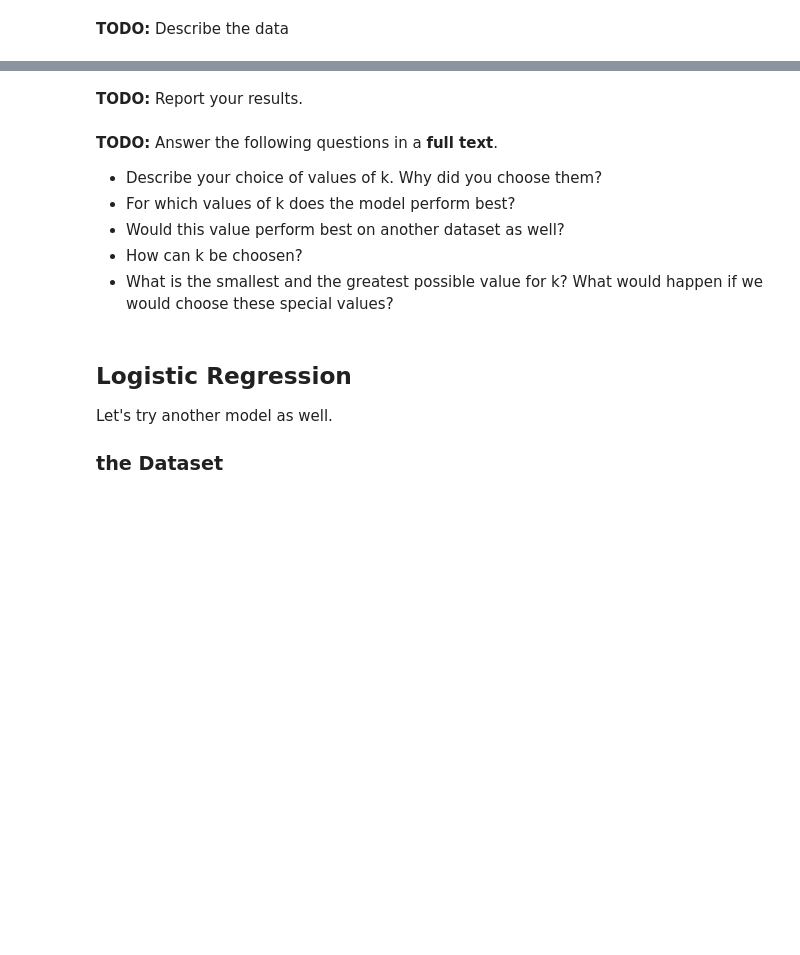
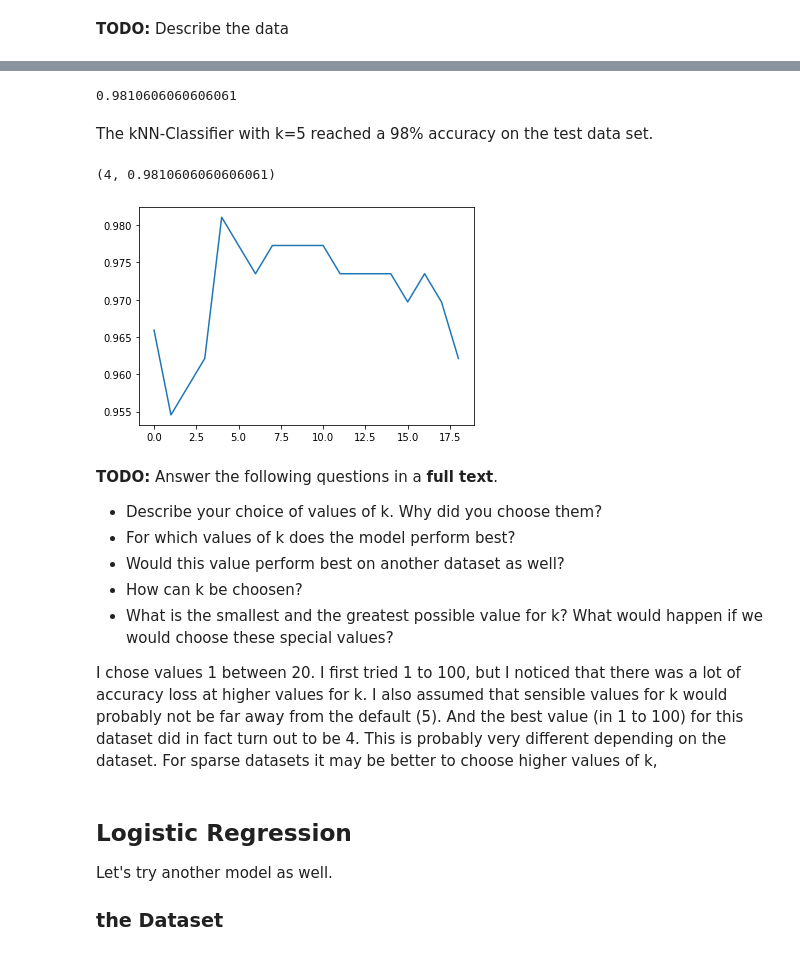
Before and after one commit to mankinskin/ml_projects, a Jupyter notebook: Project1.ipynb, the cells around one changed output, grey strips where cells are left out. Cells and saved outputs as stored; diff of their text form; code cells hidden in the pictures; blank space fills up the shorter version.

```diff
--- a/Project1.ipynb
+++ b/Project1.ipynb
@@ -58,12 +66,37 @@ y_test Shape: (264,)
 
 from sklearn.neighbors import KNeighborsClassifier
 from sklearn.metrics import accuracy_score
+import functools
+foldl = lambda acc, f, xs: functools.reduce(f, xs, acc)
+
+def train_and_predict_knn(k, data_set):
+    X_train = data_set['X_train']
+    X_test = data_set['X_test']
+    y_train = data_set['y_train']
+    y_test = data_set['y_test']
+    knn_classifier = KNeighborsClassifier(n_neighbors=k)
+    knn_classifier.fit(X_train, y_train)
+    y=knn_classifier.predict(X_test)
+    if y_test.size == 0: return 1
+    return foldl(0, lambda acc, t: acc + (t[0]==t[1]), zip(y, y_test))/y_test.size
+
+train_and_predict_knn(5, data_set)
+print(accuracy)
+# %% [output]
+0.9810606060606061
-# %% [markdown]
-**TODO:** Report your results.
+# %% [markdown]
+The kNN-Classifier with k=5 reached a 98% accuracy on the test data set.
 # %%
 # TODO: train and test the kNN classifier for different values of k on dataset 1.
 #       Plot the accuracy for different values of k. Choose usefull lower and upper bounds for k.
 import matplotlib.pyplot as plt
+accuracies = list(map(lambda k: train_and_predict_knn(k, data_set), range(1,20)))
+plt.plot(accuracies)
+max_index = max(range(0, len(accuracies)), key=lambda i: accuracies[i])
+print((max_index, accuracies[max_index]))
+# %% [output]
+(4, 0.9810606060606061)
+[figure, added]
 # %% [markdown]
 **TODO:** Answer the following questions in a **full text**.
 
@@ -72,6 +105,8 @@ import matplotlib.pyplot as plt
 * Would this value perform best on another dataset as well?
 * How can k be choosen?
 * What is the smallest and the greatest possible value for k? What would happen if we would choose these special values?
+
+I chose values 1 between 20. I first tried 1 to 100, but I noticed that there was a lot of accuracy loss at higher values for k. I also assumed that sensible values for k would probably not be far away from the default (5). And the best value (in 1 to 100) for this dataset did in fact turn out to be 4. This is probably very different depending on the dataset. For sparse datasets it may be better to choose higher values of k,
 # %% [markdown]
 ## Logistic Regression
 Let's try another model as well.
```
Also changed, not shown: parts of 5 cells of this notebook.
